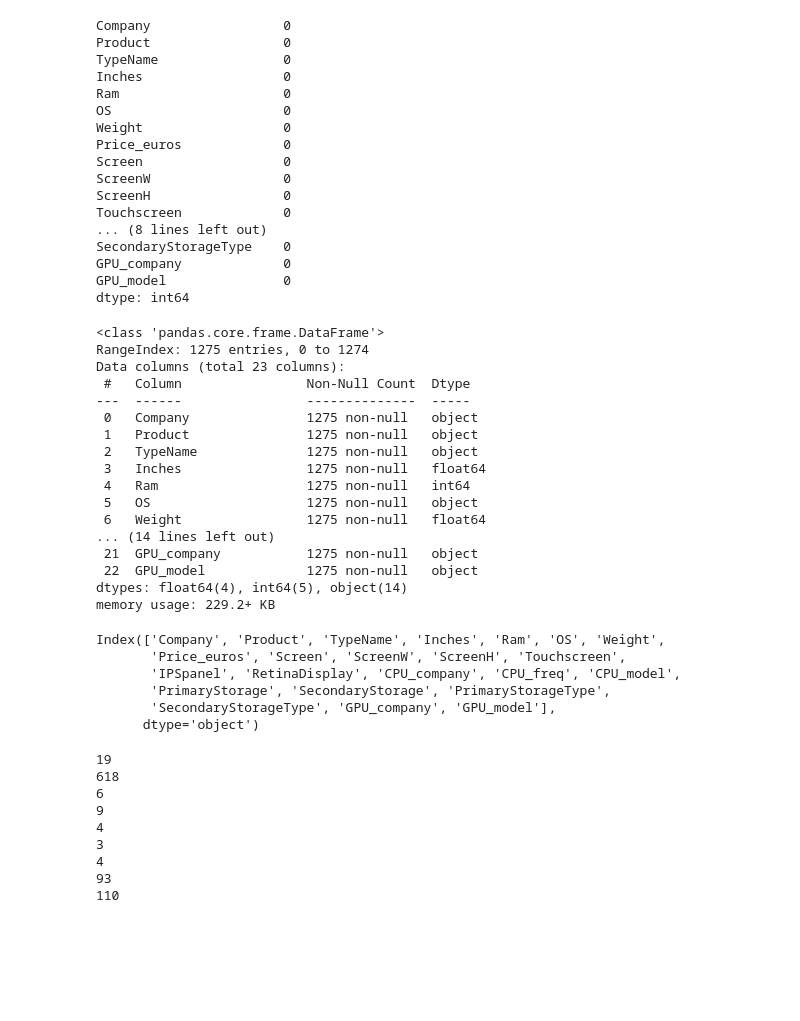
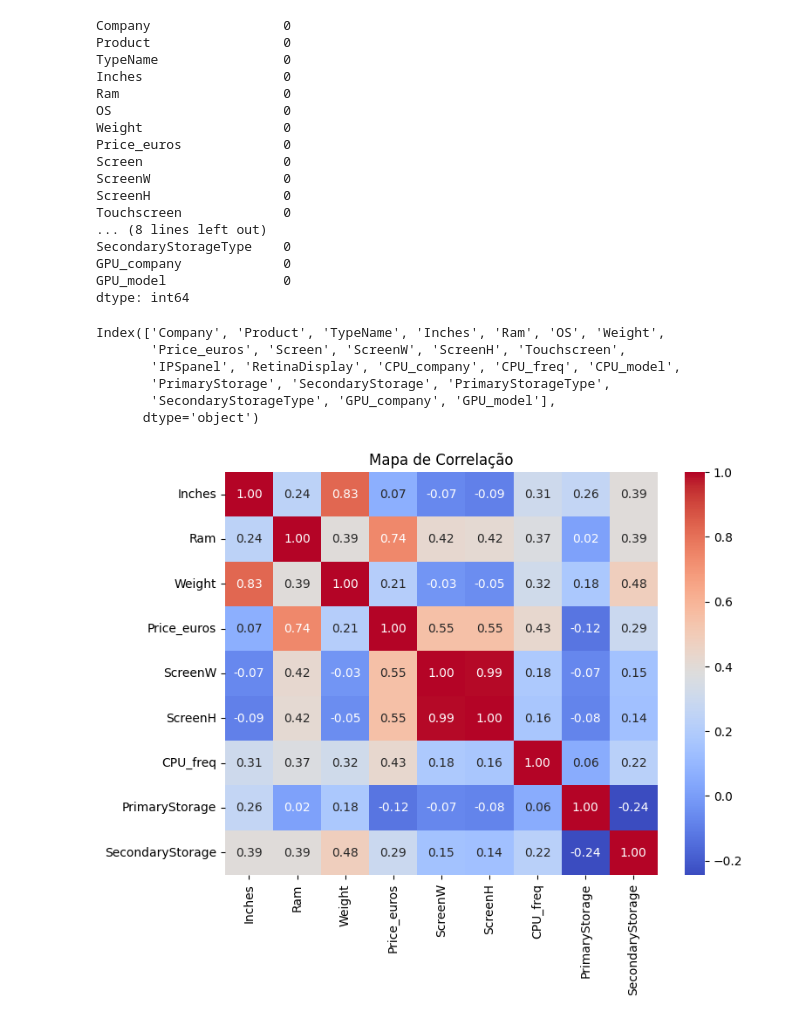
Before and after one commit to MarcoAmef/notebook_prices, a Jupyter notebook: notebook_prices_regression.ipynb, the cells around one changed output. Drawn from its saved outputs; the diff is of its cells as text; code cells hidden in the pictures; blank space fills up the shorter version.

```diff
--- a/notebook_prices_regression.ipynb
+++ b/notebook_prices_regression.ipynb
@@ -66,26 +69,6 @@ SecondaryStorageType    0
 GPU_company             0
 GPU_model               0
 dtype: int64
-# %%
-df.info()
-# %% [output]
-<class 'pandas.core.frame.DataFrame'>
-RangeIndex: 1275 entries, 0 to 1274
-Data columns (total 23 columns):
- #   Column                Non-Null Count  Dtype
----  ------                --------------  -----
- 0   Company               1275 non-null   object
- 1   Product               1275 non-null   object
- 2   TypeName              1275 non-null   object
- 3   Inches                1275 non-null   float64
- 4   Ram                   1275 non-null   int64
- 5   OS                    1275 non-null   object
- 6   Weight                1275 non-null   float64
-... (14 lines left out)
- 21  GPU_company           1275 non-null   object
- 22  GPU_model             1275 non-null   object
-dtypes: float64(4), int64(5), object(14)
-memory usage: 229.2+ KB
 # %%
 df.columns
 # %% [output]
@@ -95,25 +78,12 @@ Index(['Company', 'Product', 'TypeName', 'Inches', 'Ram', 'OS', 'Weight',
        'PrimaryStorage', 'SecondaryStorage', 'PrimaryStorageType',
        'SecondaryStorageType', 'GPU_company', 'GPU_model'],
       dtype='object')
-# %%
-print(df['Company'].nunique())
-print(df['Product'].nunique()) #dropar
-print(df['TypeName'].nunique())
-print(df['OS'].nunique())
-print(df['Screen'].nunique())
-print(df['CPU_company'].nunique())
-print(df['GPU_company'].nunique())
-print(df['CPU_model'].nunique()) #dropar
-print(df['GPU_model'].nunique()) #dropar
-# %% [output]
-19
-618
-6
-9
-4
-3
-4
-93
-110
-# %%
-df = df.drop(columns=['Product', 'CPU_model', 'GPU_model'])
+# %%
+correlacao = df.corr(numeric_only=True)
+
+plt.figure(figsize=(8, 6))
+sns.heatmap(correlacao, annot=True, cmap='coolwarm', fmt=".2f")
+plt.title('Mapa de Correlação')
+plt.show()
+# %% [output]
+[figure, added]
```
Also changed, not shown: parts of 33 cells of this notebook.
